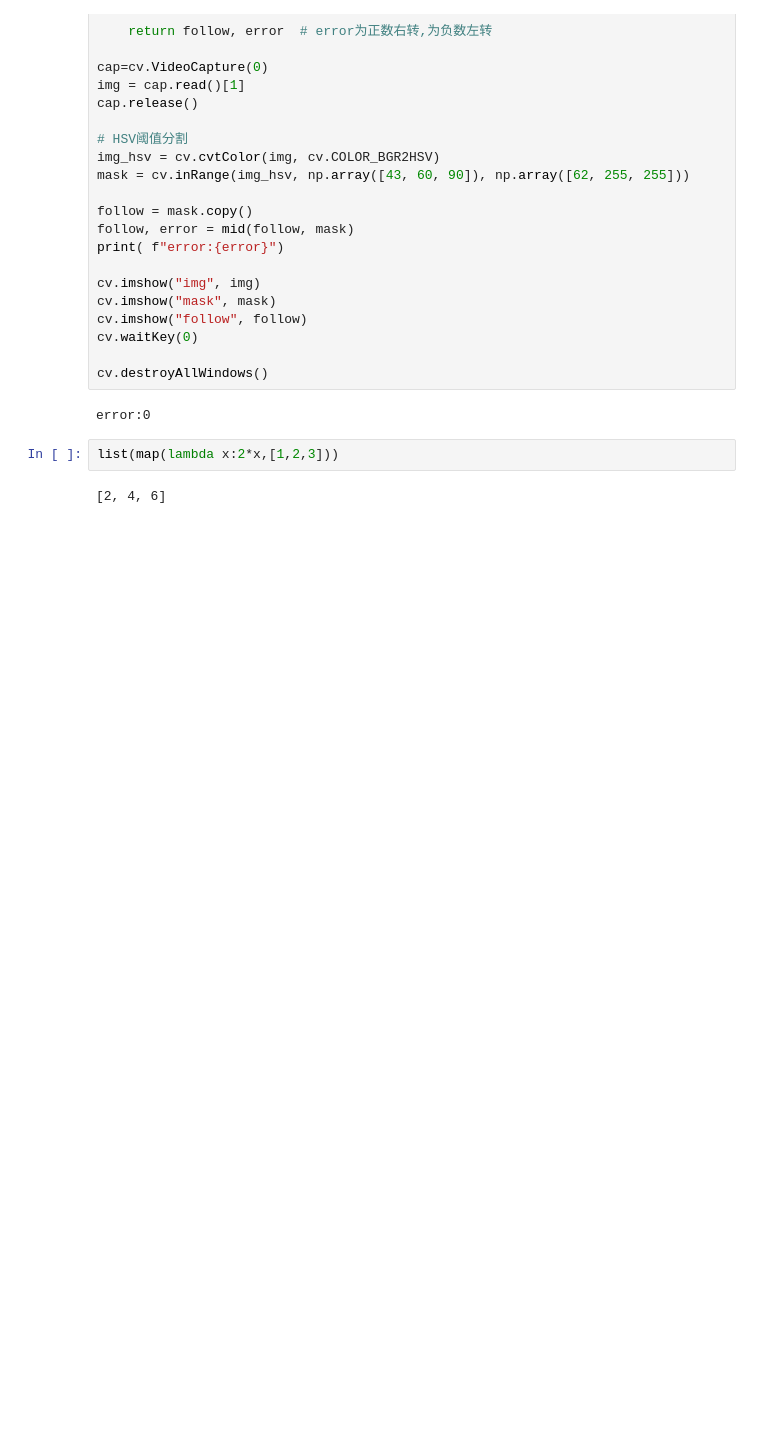
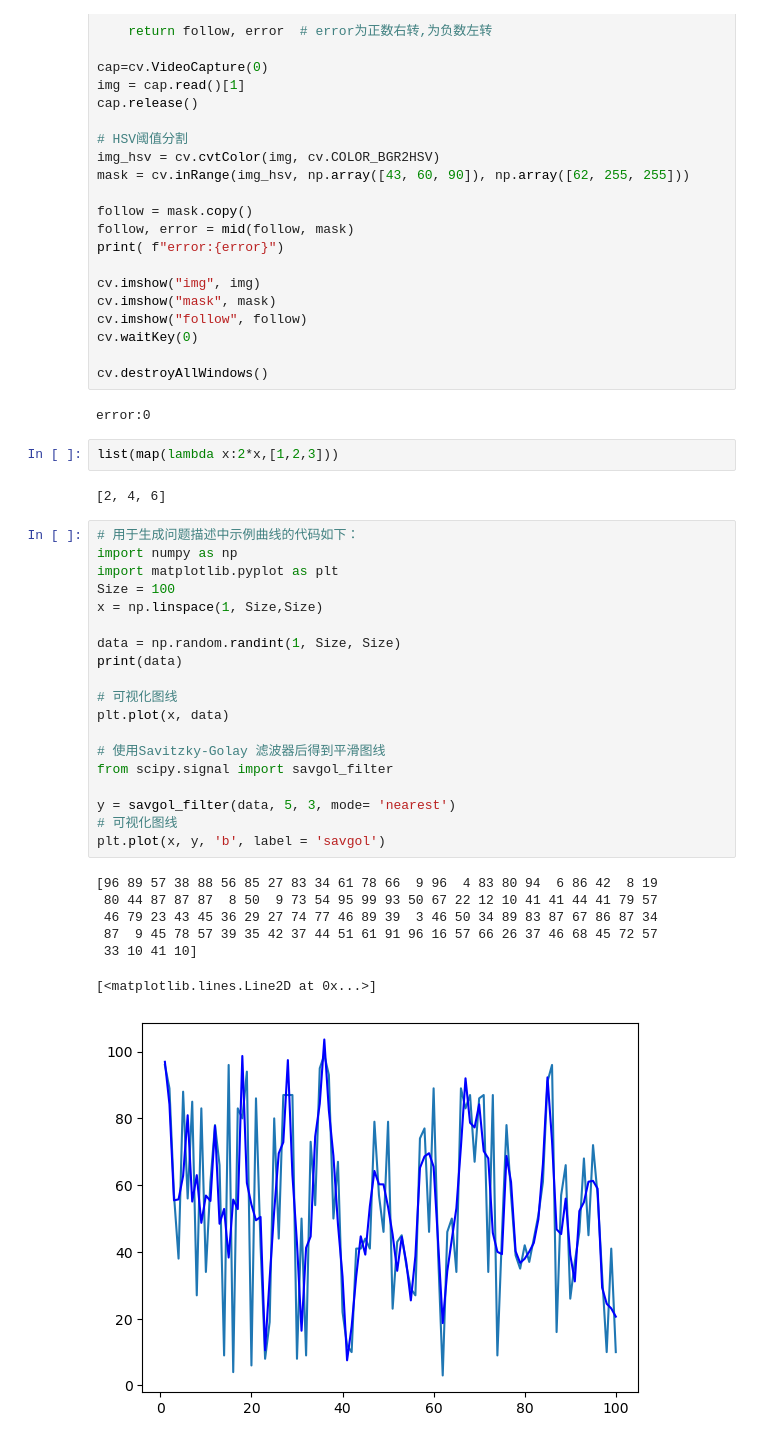
Before and after one commit to liwusen/robot-ai, a Jupyter notebook: maIn.ipynb, the cells around one changed output. Saved outputs shown, nothing was run; the diff lists cells and outputs as text; blank space fills up the shorter version.

```diff
--- a/maIn.ipynb
+++ b/maIn.ipynb
@@ -78,3 +78,30 @@ error:0
 list(map(lambda x:2*x,[1,2,3]))
 # %% [output]
 [2, 4, 6]
+# %%
+# 用于生成问题描述中示例曲线的代码如下：
+import numpy as np
+import matplotlib.pyplot as plt
+Size = 100
+x = np.linspace(1, Size,Size)
+
+data = np.random.randint(1, Size, Size)
+print(data)
+
+# 可视化图线
+plt.plot(x, data)
+
+# 使用Savitzky-Golay 滤波器后得到平滑图线
+from scipy.signal import savgol_filter
+
+y = savgol_filter(data, 5, 3, mode= 'nearest')
+# 可视化图线
+plt.plot(x, y, 'b', label = 'savgol')
+# %% [output]
+[96 89 57 38 88 56 85 27 83 34 61 78 66  9 96  4 83 80 94  6 86 42  8 19
+ 80 44 87 87 87  8 50  9 73 54 95 99 93 50 67 22 12 10 41 41 44 41 79 57
+ 46 79 23 43 45 36 29 27 74 77 46 89 39  3 46 50 34 89 83 87 67 86 87 34
+ 87  9 45 78 57 39 35 42 37 44 51 61 91 96 16 57 66 26 37 46 68 45 72 57
+ 33 10 41 10]
+[<matplotlib.lines.Line2D at 0x...>]
+[figure, added]
```
Also changed, not shown: 2 other files.
